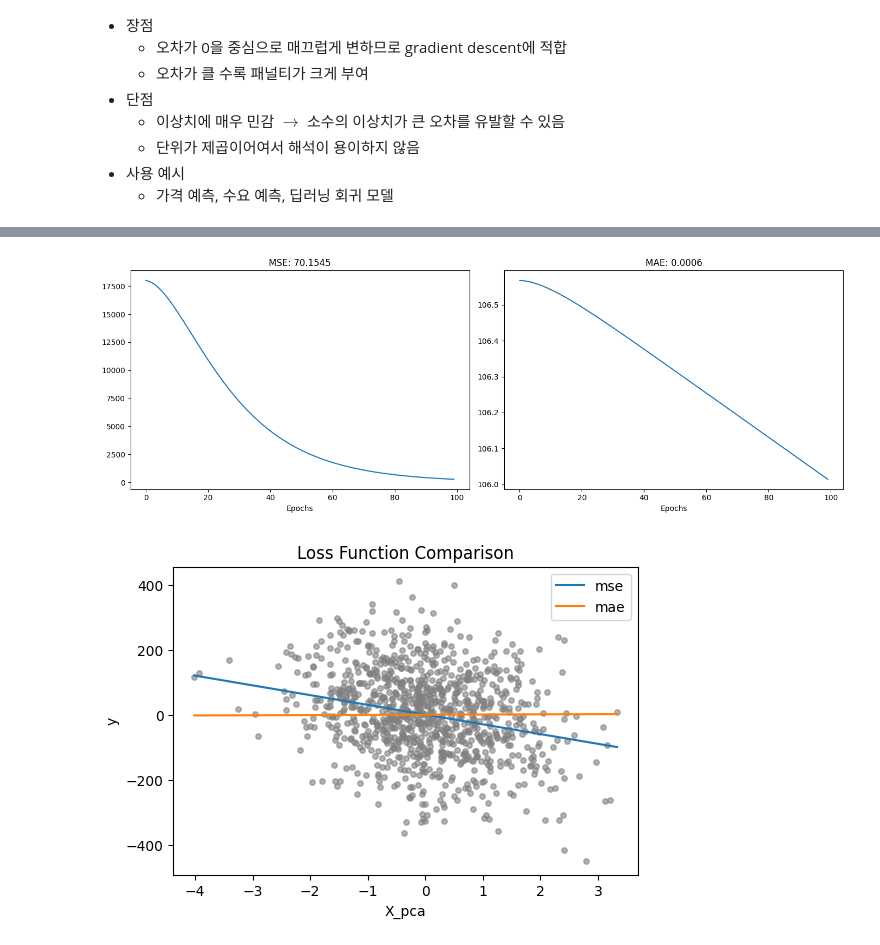
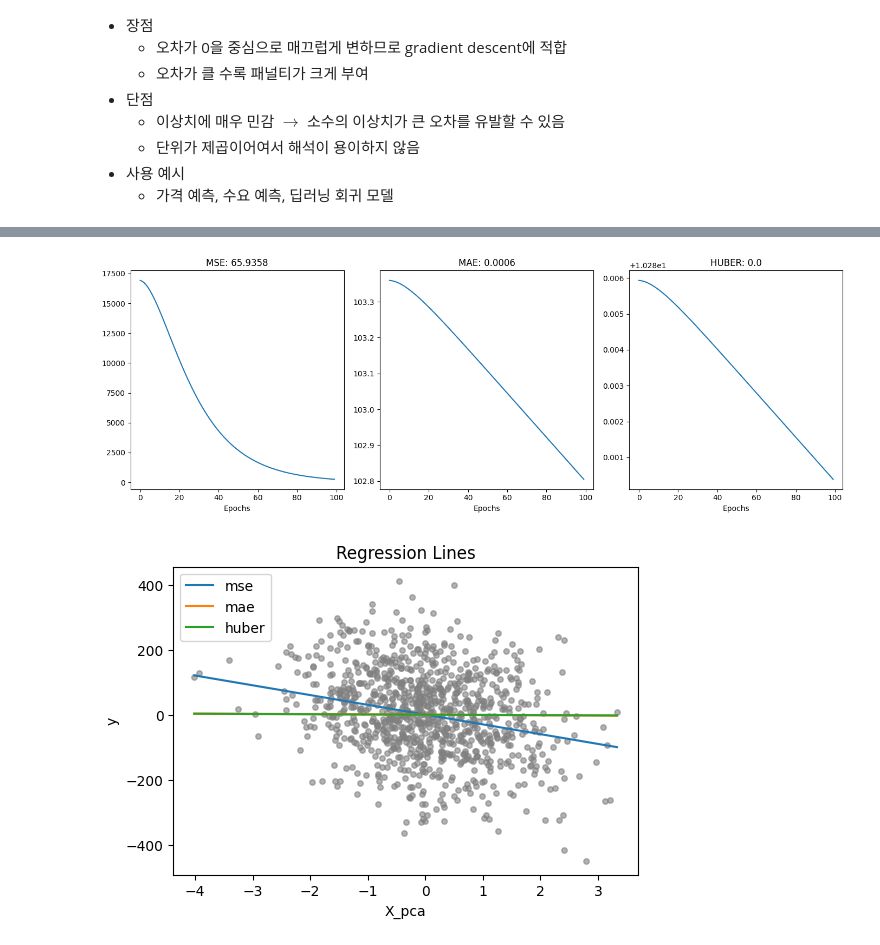
Before and after one commit to smsm8898/scratch, a Jupyter notebook: notebooks/losses.ipynb, the cells around one changed output, grey strips where cells are left out. Drawn from its saved outputs; the diff is of its cells as text; code cells hidden in the pictures.

Commit message:
expr: regression loss function

```diff
--- a/notebooks/losses.ipynb
+++ b/notebooks/losses.ipynb
@@ -96,12 +147,13 @@ def gradient(X, grad):
 # %%
 from src.optimizers import NAG
-from src.losses.regression import MSE, MAE
+from src.losses.regression import MSE, MAE, Huber
 from tqdm import tqdm
 
 
 criterions = {
     MSE.name: MSE(),
     MAE.name: MAE(),
+    Huber.name: Huber(),
 }
 
 results = {}
@@ -135,21 +187,21 @@ for name, criterion in criterions.items():
         "criterion":criterion,
     }
 # %%
-
-
-fig, ax = plt.subplots(1, 2, figsize=(14, 5), sharex=True)
+# MAE의 단점인 학습 속도가 느린 것을 확인할 수 있다
+fig, ax = plt.subplots(1, 3, figsize=(14, 5), sharex=True)
 ax = ax.flatten()
 
 for i, loss_name in enumerate(results):
     losses = results[loss_name]["loss"]
     diff = round(losses[0] - losses[1], 4)
     ax[i].plot(losses)
     ax[i].set_title(f"{loss_name.upper()}: {diff}")
     ax[i].set_xlabel("Epochs")
 plt.tight_layout()
+plt.savefig("Loss Comparison")
 plt.show()
 # %% [output]
-[figure, old version]
+[figure, new version]
 # %%
 from sklearn.decomposition import PCA
 # (2) 손실함수별로 fitting된 line 비교
@@ -173,7 +225,8 @@ for name, result in results.items():
 plt.xlabel("X_pca")
 plt.ylabel("y")
 plt.legend()
-plt.title("Loss Function Comparison")
+plt.title("Regression Lines")
+plt.savefig("Regression Lines")
 plt.show()
 # %% [output]
-[figure, old version]
+[figure, new version]
```
Also changed, not shown: parts of 6 cells of this notebook, 1 other file.
